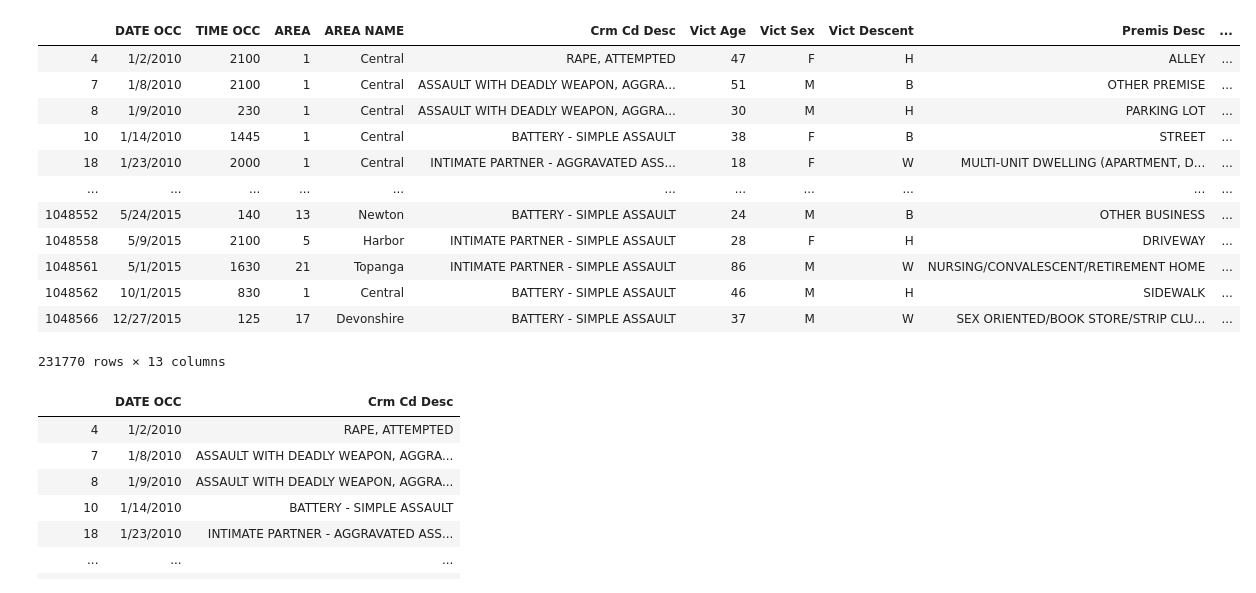
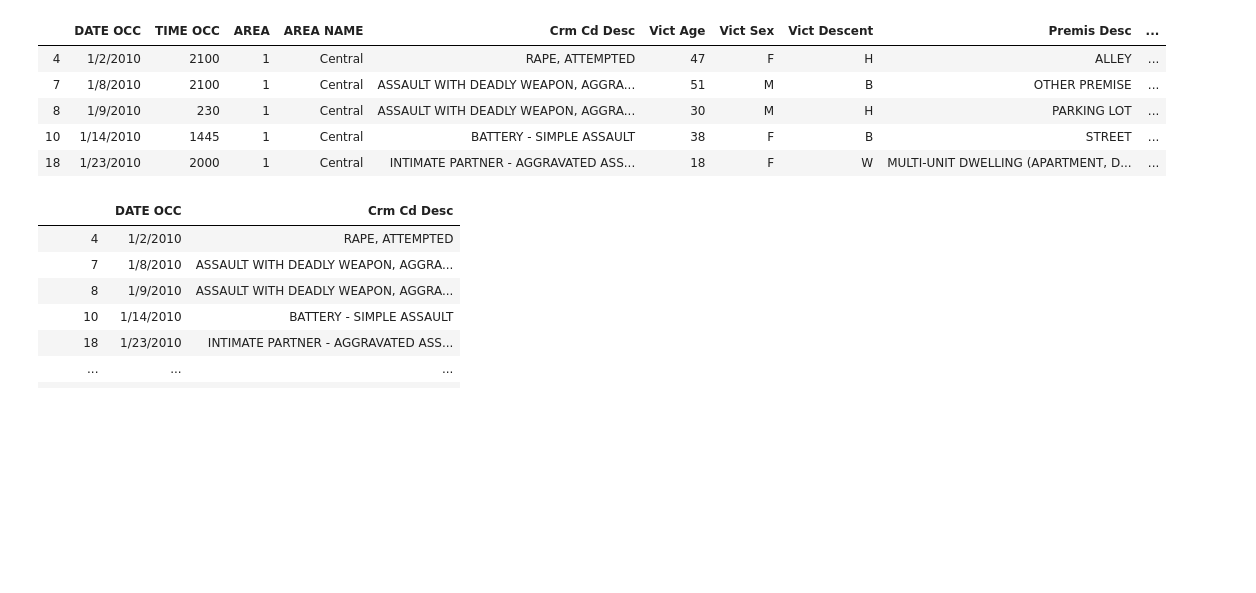
Before and after one commit to markmessick/nyc-crime-analysis, a Jupyter notebook: LA_stuff.ipynb, the cells around one changed output. Drawn from its saved outputs; the diff is of its cells as text; code cells hidden in the pictures; blank space fills up the shorter version.

```diff
--- a/LA_stuff.ipynb
+++ b/LA_stuff.ipynb
@@ -13,41 +13,34 @@ cleaned_la = la_df.loc[
     (la_df["Crm Cd Desc"] == "BATTERY - SIMPLE ASSAULT") |
     (la_df["Crm Cd Desc"] == "INTIMATE PARTNER - AGGRAVATED ASSAULT") |
     (la_df["Crm Cd Desc"] == "INTIMATE PARTNER - SIMPLE ASSAULT") |
     (la_df["Crm Cd Desc"] == "RAPE, FORCIBLE") |
     (la_df["Crm Cd Desc"] == "BRANDISH WEAPON") |
     (la_df["Crm Cd Desc"] == "THROWING OBJECT AT MOVING VEHICLE") |
     (la_df["Crm Cd Desc"] == "CHILD ABUSE (PHYSICAL) - SIMPLE ASSAULT") |
     (la_df["Crm Cd Desc"] == "SHOTS FIRED AT INHABITED DWELLING") |
     (la_df["Crm Cd Desc"] == "CRIMINAL HOMICIDE") |
     (la_df["Crm Cd Desc"] == "BATTERY WITH SEXUAL CONTACT") |
     (la_df["Crm Cd Desc"] == "BATTERY POLICE (SIMPLE)") |
     (la_df["Crm Cd Desc"] == "CHILD ABUSE (PHYSICAL) - AGGRAVATED ASSAULT") |
     (la_df["Crm Cd Desc"] == "OTHER ASSAULT") |
     (la_df["Crm Cd Desc"] == "ASSAULT WITH DEADLY WEAPON ON POLICE OFFICER") |
     (la_df["Crm Cd Desc"] == "DISCHARGE FIREARMS/SHOTS FIRED") |
     (la_df["Crm Cd Desc"] == "CHILD STEALING") |
     (la_df["Crm Cd Desc"] == "BATTERY ON A FIREFIGHTER") |
     (la_df["Crm Cd Desc"] == "LYNCHING") |
     (la_df["Crm Cd Desc"] == "SHOTS FIRED AT MOVING VEHICLE, TRAIN OR AIRCRAFT") |
     (la_df["Crm Cd Desc"] == "LYNCHING - ATTEMPTED") |
     (la_df["Crm Cd Desc"] == "MANSLAUGHTER, NEGLIGENT")
 ]
 
-cleaned_la
+cleaned_la.head()
 # %% [output]
 |  | DATE OCC | TIME OCC | AREA | AREA NAME | Crm Cd Desc | Vict Age | Vict Sex | Vict Descent | Premis Desc | ... |
 | 4 | 1/2/2010 | 2100 | 1 | Central | RAPE, ATTEMPTED | 47 | F | H | ALLEY | ... |
 | 7 | 1/8/2010 | 2100 | 1 | Central | ASSAULT WITH DEADLY WEAPON, AGGRA... | 51 | M | B | OTHER PREMISE | ... |
 | 8 | 1/9/2010 | 230 | 1 | Central | ASSAULT WITH DEADLY WEAPON, AGGRA... | 30 | M | H | PARKING LOT | ... |
 | 10 | 1/14/2010 | 1445 | 1 | Central | BATTERY - SIMPLE ASSAULT | 38 | F | B | STREET | ... |
 | 18 | 1/23/2010 | 2000 | 1 | Central | INTIMATE PARTNER - AGGRAVATED ASS... | 18 | F | W | MULTI-UNIT DWELLING (APARTMENT, D... | ... |
-| ... | ... | ... | ... | ... | ... | ... | ... | ... | ... | ... |
-| 1048552 | 5/24/2015 | 140 | 13 | Newton | BATTERY - SIMPLE ASSAULT | 24 | M | B | OTHER BUSINESS | ... |
-| 1048558 | 5/9/2015 | 2100 | 5 | Harbor | INTIMATE PARTNER - SIMPLE ASSAULT | 28 | F | H | DRIVEWAY | ... |
-| 1048561 | 5/1/2015 | 1630 | 21 | Topanga | INTIMATE PARTNER - SIMPLE ASSAULT | 86 | M | W | NURSING/CONVALESCENT/RETIREMENT HOME | ... |
-| 1048562 | 10/1/2015 | 830 | 1 | Central | BATTERY - SIMPLE ASSAULT | 46 | M | H | SIDEWALK | ... |
-| 1048566 | 12/27/2015 | 125 | 17 | Devonshire | BATTERY - SIMPLE ASSAULT | 37 | M | W | SEX ORIENTED/BOOK STORE/STRIP CLU... | ... |
-231770 rows × 13 columns
 # %%
 date_conversion = cleaned_la[["DATE OCC", "Crm Cd Desc"]]
 date_conversion
```
Also changed, not shown: parts of 1 cell of this notebook, 3 other files.
